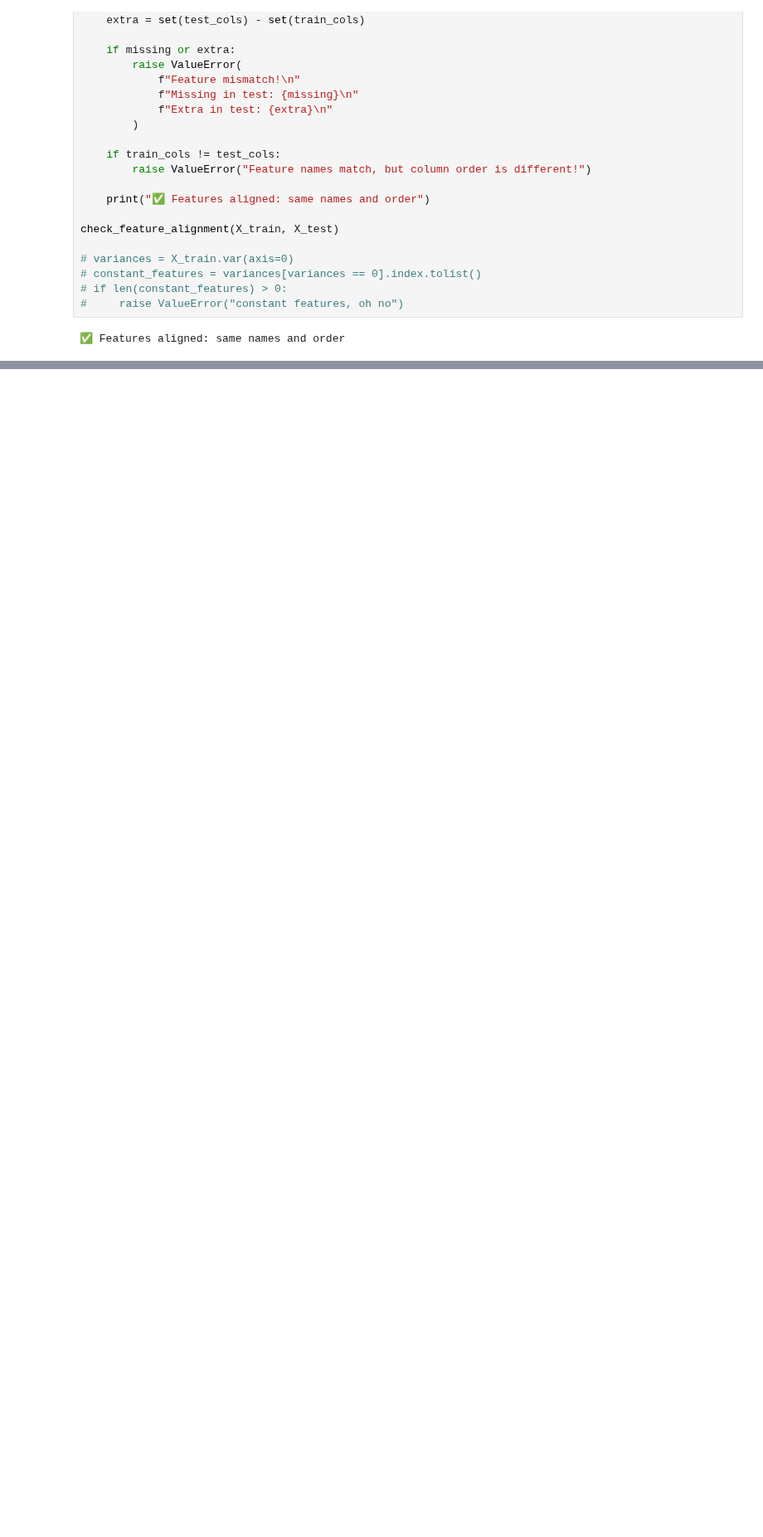
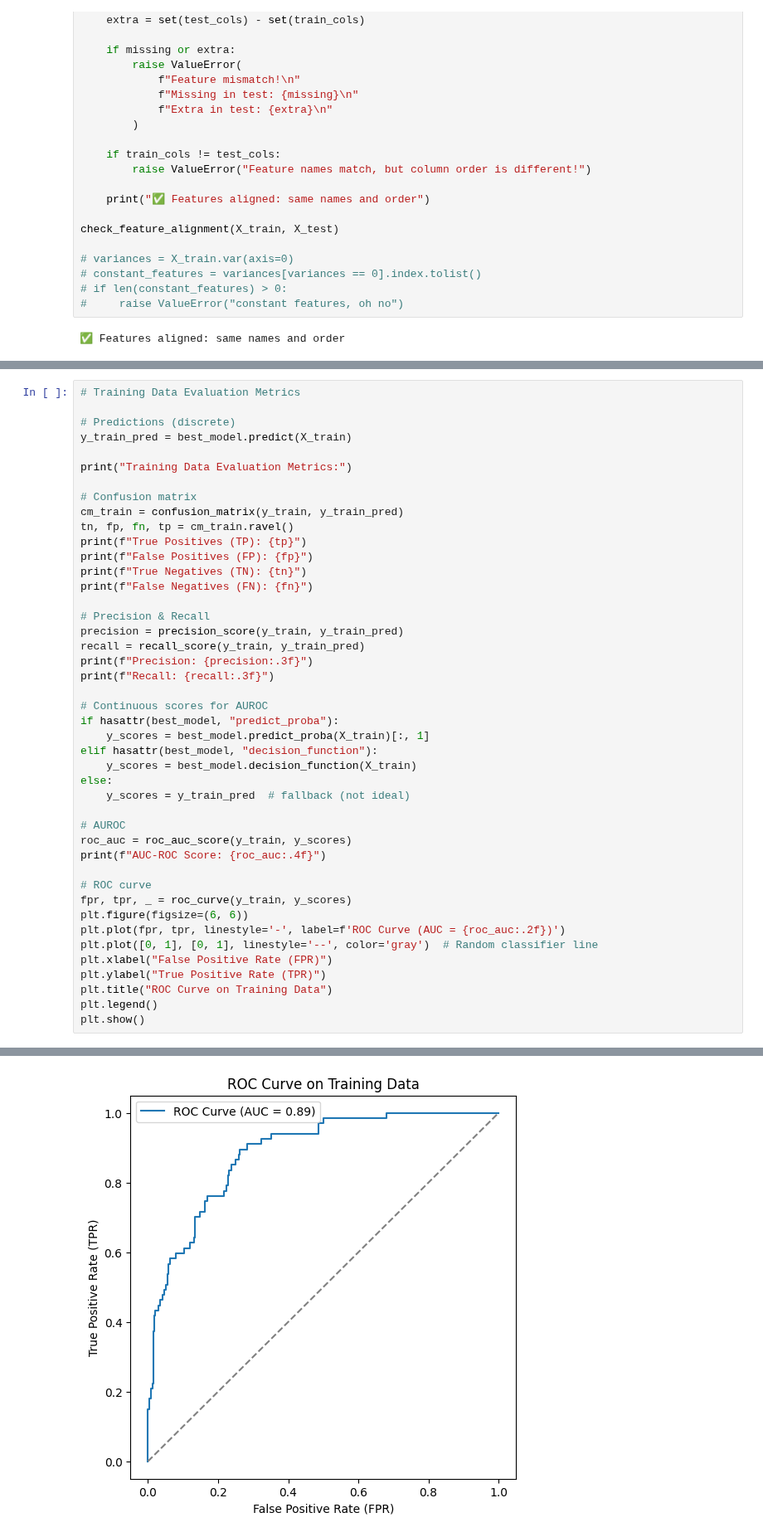
Before and after one commit to gchermside/UCEC_Recurrance, a Jupyter notebook: src/main.ipynb, the cells around one changed output, grey strips where cells are left out. Shown at 83% size. Saved outputs shown, nothing was run; the diff lists cells and outputs as text; blank space fills up the shorter version.

```diff
--- a/src/main.ipynb
+++ b/src/main.ipynb
@@ -244,0 +388,45 @@ joblib.dump(best_model, "../models/LASSO_new_pipeline") # change the path depend
+# %%
+# Training Data Evaluation Metrics
+
+# Predictions (discrete)
+y_train_pred = best_model.predict(X_train)
+
+print("Training Data Evaluation Metrics:")
+
+# Confusion matrix
+cm_train = confusion_matrix(y_train, y_train_pred)
+tn, fp, fn, tp = cm_train.ravel()
+print(f"True Positives (TP): {tp}")
+print(f"False Positives (FP): {fp}")
+print(f"True Negatives (TN): {tn}")
+print(f"False Negatives (FN): {fn}")
+
+# Precision & Recall
+precision = precision_score(y_train, y_train_pred)
+recall = recall_score(y_train, y_train_pred)
+print(f"Precision: {precision:.3f}")
+print(f"Recall: {recall:.3f}")
+
+# Continuous scores for AUROC
+if hasattr(best_model, "predict_proba"):
+    y_scores = best_model.predict_proba(X_train)[:, 1]
+elif hasattr(best_model, "decision_function"):
+    y_scores = best_model.decision_function(X_train)
+else:
+    y_scores = y_train_pred  # fallback (not ideal)
+
+# AUROC
+roc_auc = roc_auc_score(y_train, y_scores)
+print(f"AUC-ROC Score: {roc_auc:.4f}")
+
+# ROC curve
+fpr, tpr, _ = roc_curve(y_train, y_scores)
+plt.figure(figsize=(6, 6))
+plt.plot(fpr, tpr, linestyle='-', label=f'ROC Curve (AUC = {roc_auc:.2f})')
+plt.plot([0, 1], [0, 1], linestyle='--', color='gray')  # Random classifier line
+plt.xlabel("False Positive Rate (FPR)")
+plt.ylabel("True Positive Rate (TPR)")
+plt.title("ROC Curve on Training Data")
+plt.legend()
+plt.show()
+# %% [output]
@@ -244,0 +441 @@ joblib.dump(best_model, "../models/LASSO_new_pipeline") # change the path depend
+[figure, added]
```
Also changed, not shown: parts of 8 cells of this notebook, 8 other files.
